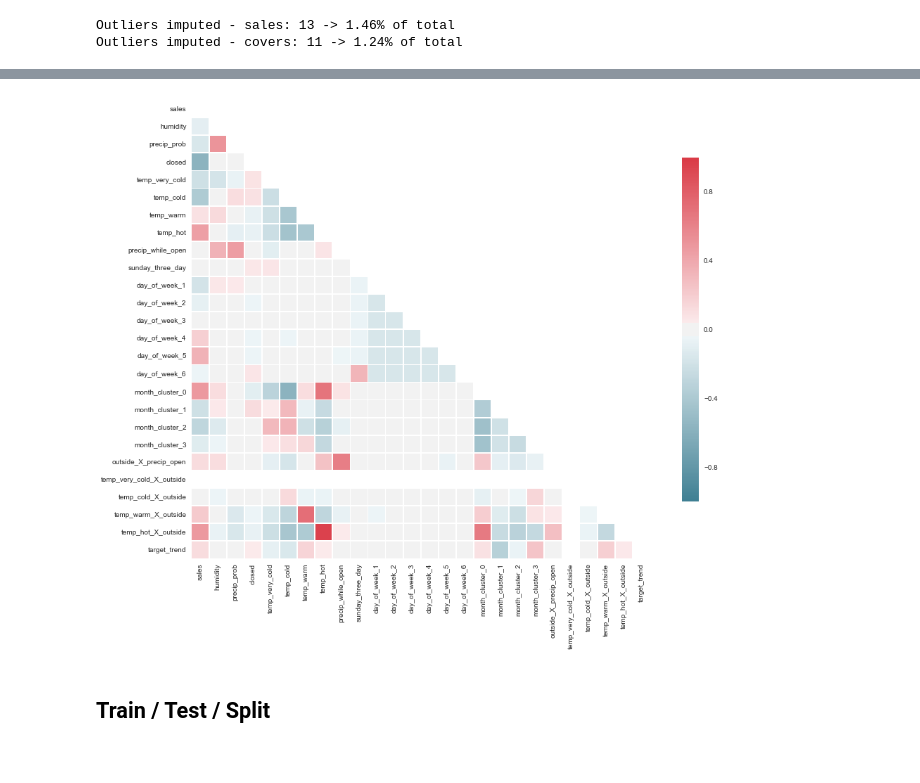
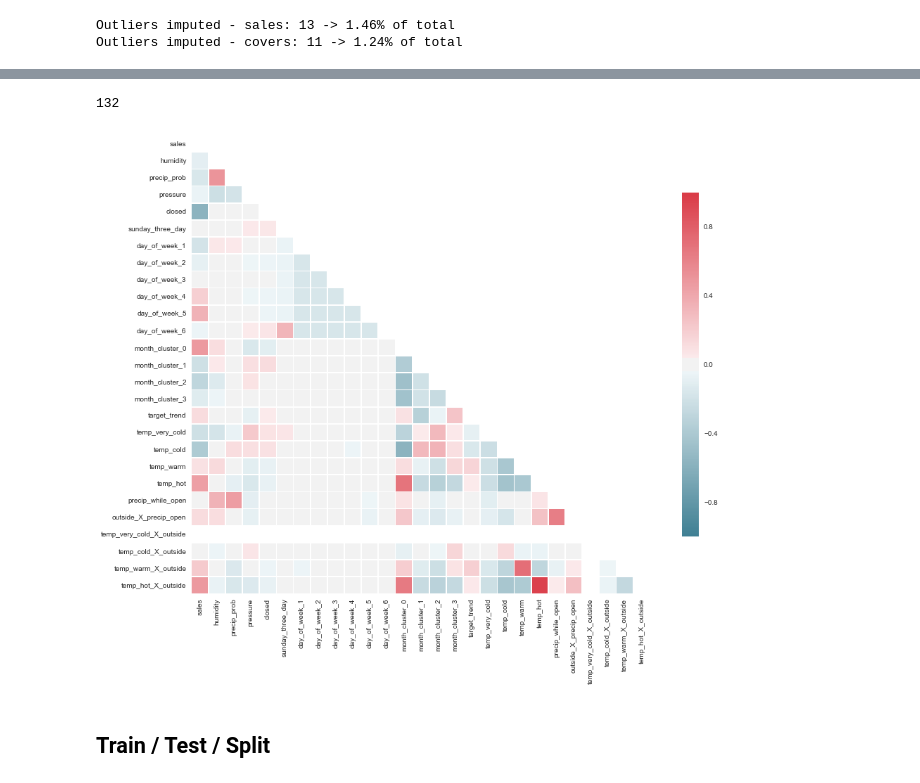
Before and after one commit to maks-p/restaurant_sales_forecasting, a Jupyter notebook: final_model.ipynb, the cells around one changed output, grey strips where cells are left out. Saved outputs shown, nothing was run; the diff lists cells and outputs as text; code cells hidden in the pictures.

Commit message:
Added Pipeline

```diff
--- a/final_model.ipynb
+++ b/final_model.ipynb
@@ -116,0 +304,24 @@ data = import_obj.import_clean_merge()
+# %%
+target_list = ['sales', 'ppa', 'covers']
+target = 'sales'
+
+temp_bins = 4
+month_clusters = 4
+
+open_time = '05:00PM'
+close_time = '11:59PM'
+
+trend_days_rolling = 28
+trend_days_shift = 7
+days_fwd = trend_days_rolling + trend_days_shift + 1
+# %%
+pipeline = Pipeline ( steps = [ ( 'closed' , CalendarTransformer(additional_closed_dates) ),
+                                ( 'outliers', OutlierTransformer(z_thresh) ),
+                                ( 'basic_features', BasicFeatureTransformer(month_clusters) ),
+                                ( 'weather_features', WeatherFeatureTransformer(temp_bins, open_time, close_time) ),
+                                ( 'interactions', InteractionTransformer() ) ] )
+# %%
+obj = importMerge(current_file, weather_csv_file, start_date, end_date)
+hello = obj.import_clean_merge()
+# %%
+hello = pipeline.fit_transform(hello)
@@ -423 +666,5 @@ dfx, temp_enc = one_hot_temp(dfx, encode_temp(dfx))
+# %%
+dfx.precip_while_open.sum()
+# %% [output]
+132
 # %%
@@ -452,25 +697,25 @@ dfx = target_trend_engineering(dfx)
 # %%
 def corr_chart(df):
 
     corr = df.corr()
 
     mask = np.zeros_like(corr, dtype=np.bool)
     mask[np.triu_indices_from(mask)] = True
 
     # Set up the matplotlib figure
     sns.set_style('whitegrid')
     f, ax = plt.subplots(figsize=(16, 12))
 
     # Generate a custom diverging colormap
     cmap = sns.diverging_palette(220, 10, as_cmap=True)
 
     # Draw the heatmap with the mask and correct aspect ratio
     sns.heatmap(corr, mask=mask, cmap=cmap, vmax=1, vmin=-1, center=0,
                 square=True, linewidths=.75, annot=False, cbar_kws={"shrink": .75});
 
-corr_chart(dfx)
+corr_chart(hello)
 # %% [output]
-[figure, old version]
+[figure, new version]
 # %% [markdown]
 ## Train / Test / Split
 # %%
```
Also changed, not shown: parts of 20 cells of this notebook.
